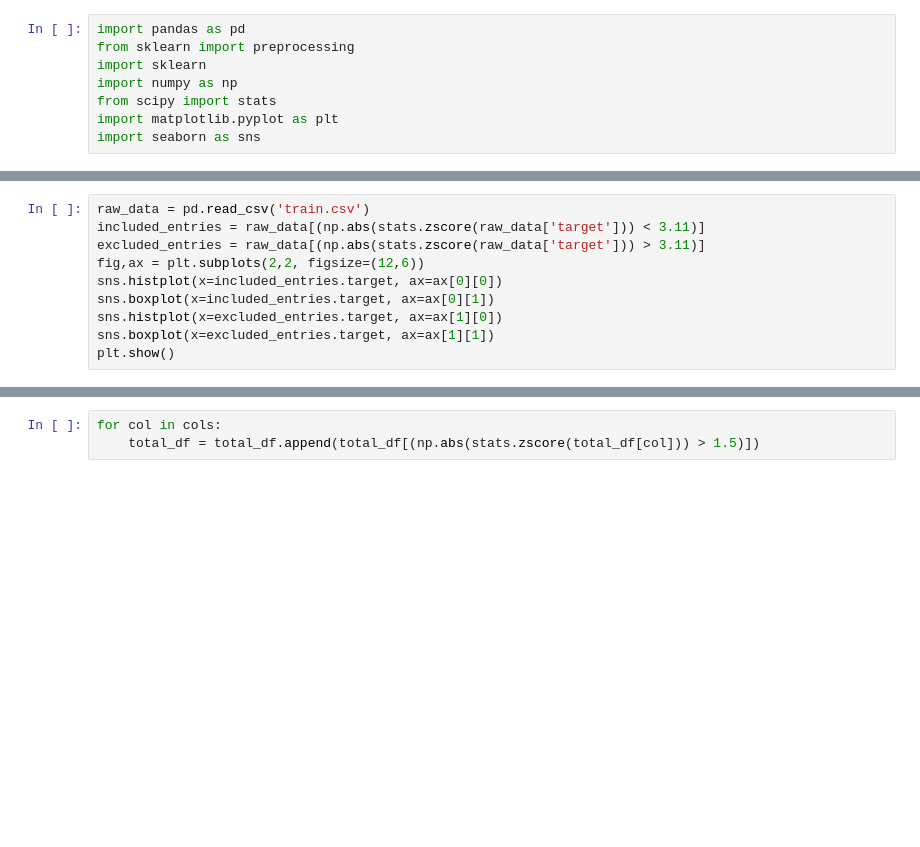
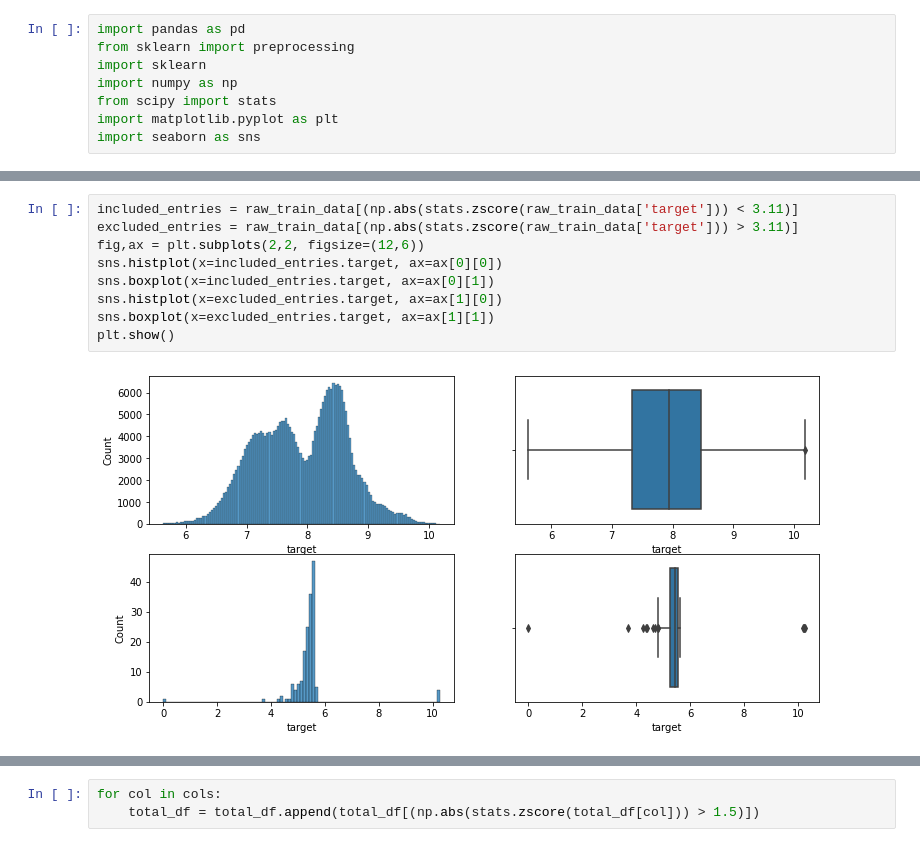
Before and after one commit to darkmatter2222/Kaggle_Tabular_Playground_Series-ML, a Jupyter notebook: Jan-2021/notebooks/first attempt.ipynb, the cells around one changed output, grey strips where cells are left out. Drawn from its saved outputs; the diff is of its cells as text; blank space fills up the shorter version.

```diff
--- a/Jan-2021/notebooks/first attempt.ipynb
+++ b/Jan-2021/notebooks/first attempt.ipynb
@@ -34,13 +40,14 @@ plt.show()
 # %%
-raw_data = pd.read_csv('train.csv')
-included_entries = raw_data[(np.abs(stats.zscore(raw_data['target'])) < 3.11)]
-excluded_entries = raw_data[(np.abs(stats.zscore(raw_data['target'])) > 3.11)]
+included_entries = raw_train_data[(np.abs(stats.zscore(raw_train_data['target'])) < 3.11)]
+excluded_entries = raw_train_data[(np.abs(stats.zscore(raw_train_data['target'])) > 3.11)]
 fig,ax = plt.subplots(2,2, figsize=(12,6))
 sns.histplot(x=included_entries.target, ax=ax[0][0])
 sns.boxplot(x=included_entries.target, ax=ax[0][1])
 sns.histplot(x=excluded_entries.target, ax=ax[1][0])
 sns.boxplot(x=excluded_entries.target, ax=ax[1][1])
 plt.show()
+# %% [output]
+[figure, added]
 # %%
 fig,axes = plt.subplots(5,3, figsize=(30,30))
 sns.boxplot(x=included_entries.id, ax=axes[0,0])
```
Also changed, not shown: parts of 16 cells of this notebook, 1 other file.
